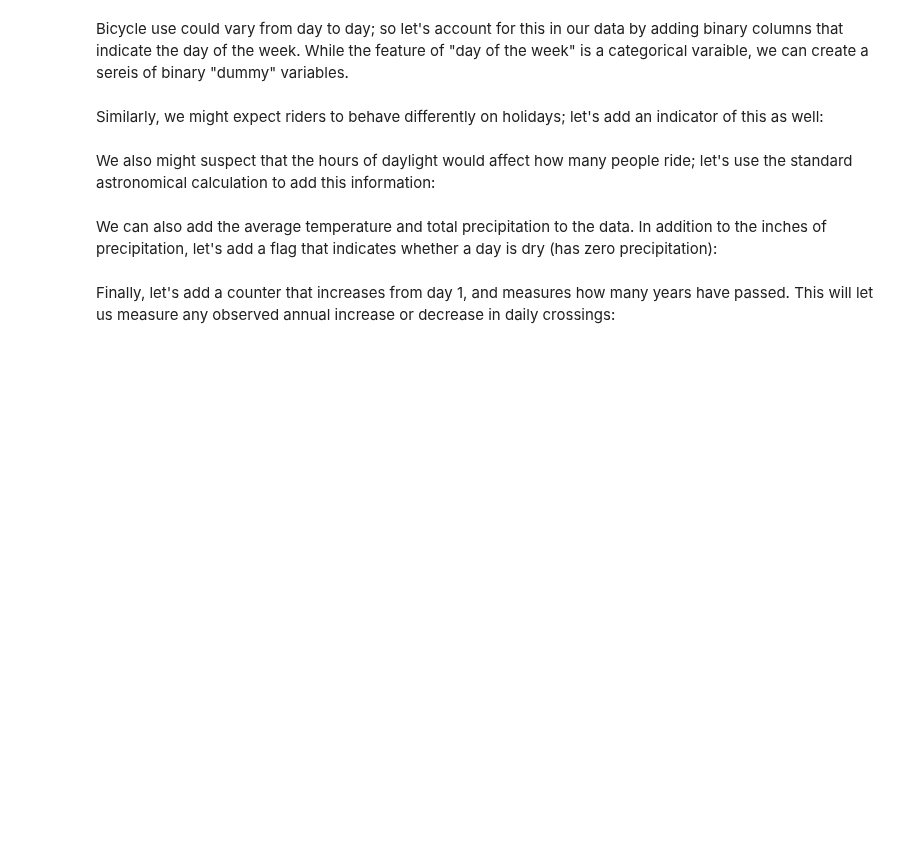
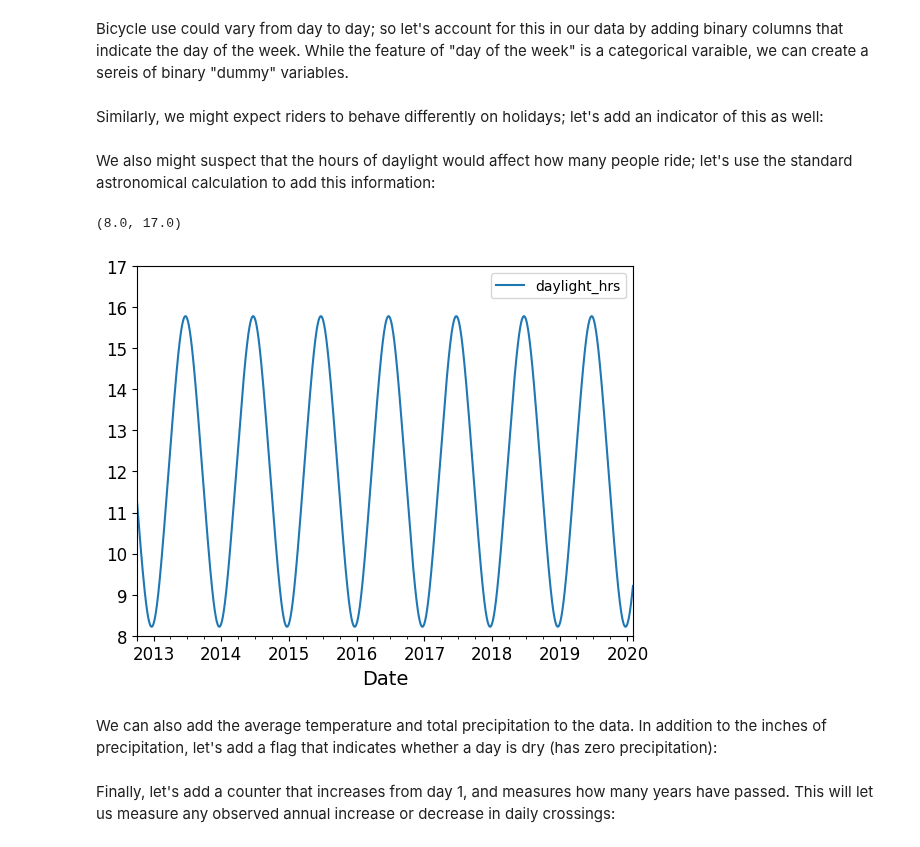
Before and after one commit to lopezbec/intro_python_notebooks, a Jupyter notebook: Multiple_Regularize_LR_implementation.ipynb, the cells around one changed output. Drawn from its saved outputs; the diff is of its cells as text; code cells hidden in the pictures; blank space fills up the shorter version.

```diff
--- a/Multiple_Regularize_LR_implementation.ipynb
+++ b/Multiple_Regularize_LR_implementation.ipynb
@@ -606,14 +697,17 @@ We also might suspect that the hours of daylight would affect how many people ri
 # %%
 def hours_of_daylight(date, axis=23.44, latitude=47.61):
     """Compute the hours of daylight for the given date"""
-    days = (date - pd.datetime(2000, 12, 21)).days
+    days = (date - pd.Timestamp(2000, 12, 21)).days
     m = (1. - np.tan(np.radians(latitude))
          * np.tan(np.radians(axis) * np.cos(days * 2 * np.pi / 365.25)))
     return 24. * np.degrees(np.arccos(1 - np.clip(m, 0, 2))) / 180.
 
 daily['daylight_hrs'] = list(map(hours_of_daylight, daily.index))
 daily[['daylight_hrs']].plot()
 plt.ylim(8, 17)
+# %% [output]
+(8.0, 17.0)
+[figure, added]
 # %% [markdown]
 We can also add the average temperature and total precipitation to the data.
 In addition to the inches of precipitation, let's add a flag that indicates whether a day is dry (has zero precipitation):
```
Also changed, not shown: parts of 34 cells of this notebook.
